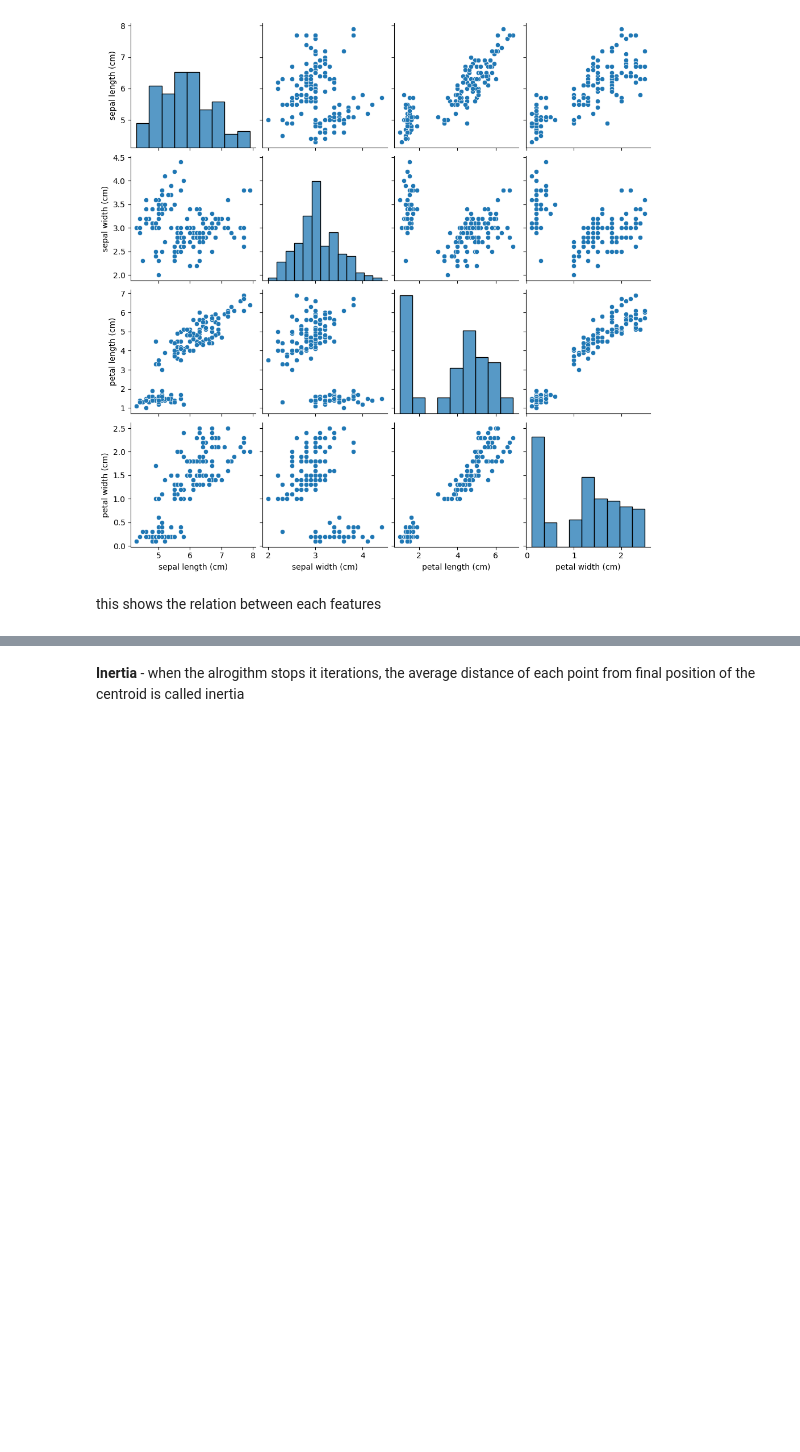
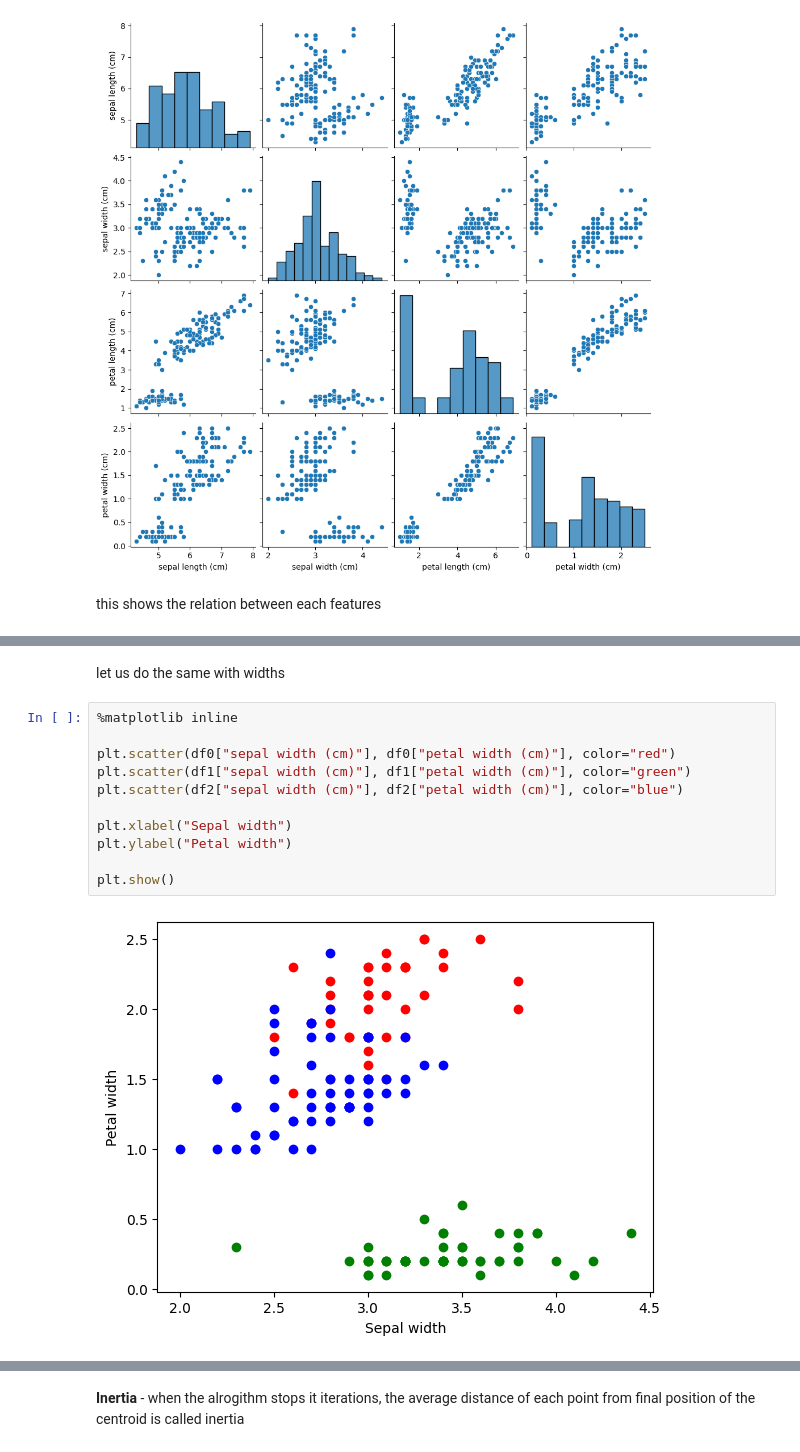
Before and after one commit to Saad-SYEDK/Machine_Learning, a Jupyter notebook: machine_learning.ipynb, the cells around one changed output, grey strips where cells are left out. Cells and saved outputs as stored; diff of their text form; blank space fills up the shorter version.

```diff
--- a/machine_learning.ipynb
+++ b/machine_learning.ipynb
@@ -1283,0 +1335,15 @@ array([1, 1, 1, 1, 1, 1, 1, 1, 1, 1, 1, 1, 1, 1, 1, 1, 1, 1, 1, 1, 1, 1,
+# %% [markdown]
+let us do the same with widths
+# %%
+%matplotlib inline
+
+plt.scatter(df0["sepal width (cm)"], df0["petal width (cm)"], color="red")
+plt.scatter(df1["sepal width (cm)"], df1["petal width (cm)"], color="green")
+plt.scatter(df2["sepal width (cm)"], df2["petal width (cm)"], color="blue")
+
+plt.xlabel("Sepal width")
+plt.ylabel("Petal width")
+
+plt.show()
+# %% [output]
+[figure, added]
```
Also changed, not shown: parts of 11 cells of this notebook.
